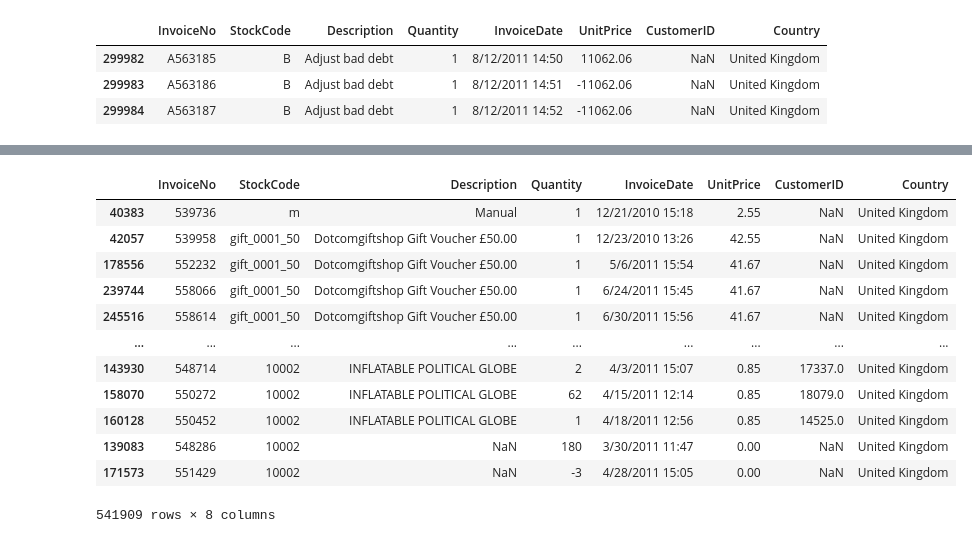
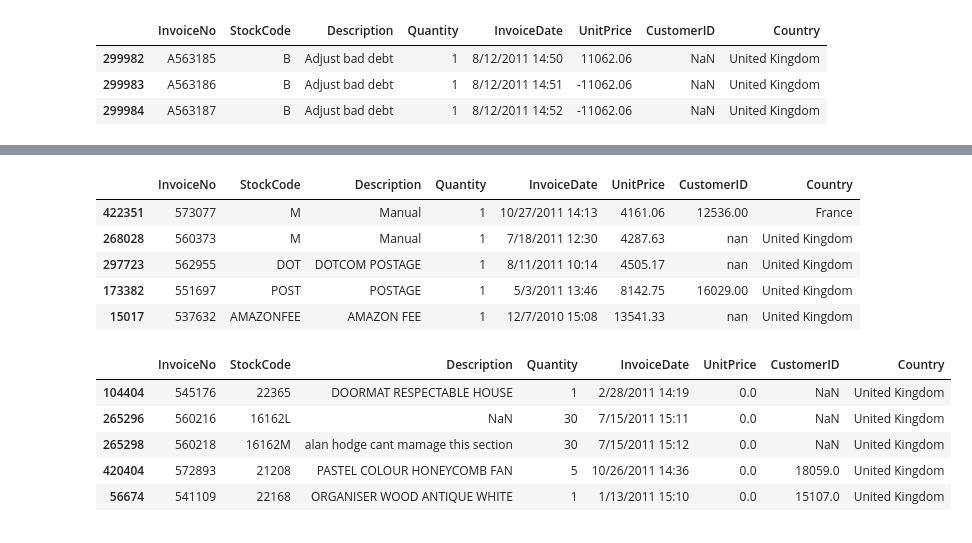
Before and after one commit to alexrudskih/pyda14_rudskih_HW, a Jupyter notebook: diplom/diplom.ipynb, the cells around one changed output, grey strips where cells are left out. Cells and saved outputs as stored; diff of their text form; code cells hidden in the pictures.

```diff
--- a/diplom/diplom.ipynb
+++ b/diplom/diplom.ipynb
@@ -52,0 +117,6 @@ data.query('Quantity == 80995')
+# %%
+# чистка 2 (удалил количество +/- 74215)
+data.drop(data[(data['InvoiceNo'] == '541431') | (data['InvoiceNo'] == 'C541433')].index, inplace = True)
+# %%
+# чистка 3 (удаление всех строк с отрицательным количеством)
+data.drop(data[data['Quantity'] < 0].index, inplace = True)
@@ -183,16 +143,27 @@ data_1[data_1.Quantity == 0]
+# %%
+# чистка 4 (удаляю строки с описанием Adjust bad debt)
+data.drop(data[data['Description'] == 'Adjust bad debt'].index, inplace = True)
+# %%
+# для проверки и поиска с какими комментариями указаны максимальные цены
+data.sort_values('UnitPrice').tail()
+# %% [output]
+|  | InvoiceNo | StockCode | Description | Quantity | InvoiceDate | UnitPrice | CustomerID | Country |
+| 422351 | 573077 | M | Manual | 1 | 10/27/2011 14:13 | 4161.06 | 12536.00 | France |
+| 268028 | 560373 | M | Manual | 1 | 7/18/2011 12:30 | 4287.63 | nan | United Kingdom |
+| 297723 | 562955 | DOT | DOTCOM POSTAGE | 1 | 8/11/2011 10:14 | 4505.17 | nan | United Kingdom |
+| 173382 | 551697 | POST | POSTAGE | 1 | 5/3/2011 13:46 | 8142.75 | 16029.00 | United Kingdom |
+| 15017 | 537632 | AMAZONFEE | AMAZON FEE | 1 | 12/7/2010 15:08 | 13541.33 | nan | United Kingdom |
+# %%
+# чистка 5 (удаляю строки с нетоварными комментариями)
+data.drop(data[(data['StockCode'] == 'M')| (data['StockCode'] == 'm') | (data['StockCode'] == 'DOT')
+               | (data['StockCode'] == 'POST') | (data['StockCode'] == 'AMAZONFEE')
+              | (data['StockCode'] == 'C2') | (data['StockCode'] == 'BANK CHARGES') ].index, inplace = True)
 # %%
-data.sort_values(['StockCode', 'UnitPrice'], ascending=False)
+data.sort_values('UnitPrice').head()
 # %% [output]
 |  | InvoiceNo | StockCode | Description | Quantity | InvoiceDate | UnitPrice | CustomerID | Country |
-| 40383 | 539736 | m | Manual | 1 | 12/21/2010 15:18 | 2.55 | NaN | United Kingdom |
-| 42057 | 539958 | gift_0001_50 | Dotcomgiftshop Gift Voucher £50.00 | 1 | 12/23/2010 13:26 | 42.55 | NaN | United Kingdom |
-| 178556 | 552232 | gift_0001_50 | Dotcomgiftshop Gift Voucher £50.00 | 1 | 5/6/2011 15:54 | 41.67 | NaN | United Kingdom |
-| 239744 | 558066 | gift_0001_50 | Dotcomgiftshop Gift Voucher £50.00 | 1 | 6/24/2011 15:45 | 41.67 | NaN | United Kingdom |
-| 245516 | 558614 | gift_0001_50 | Dotcomgiftshop Gift Voucher £50.00 | 1 | 6/30/2011 15:56 | 41.67 | NaN | United Kingdom |
-| ... | ... | ... | ... | ... | ... | ... | ... | ... |
-| 143930 | 548714 | 10002 | INFLATABLE POLITICAL GLOBE | 2 | 4/3/2011 15:07 | 0.85 | 17337.0 | United Kingdom |
-| 158070 | 550272 | 10002 | INFLATABLE POLITICAL GLOBE | 62 | 4/15/2011 12:14 | 0.85 | 18079.0 | United Kingdom |
-| 160128 | 550452 | 10002 | INFLATABLE POLITICAL GLOBE | 1 | 4/18/2011 12:56 | 0.85 | 14525.0 | United Kingdom |
-| 139083 | 548286 | 10002 | NaN | 180 | 3/30/2011 11:47 | 0.00 | NaN | United Kingdom |
-| 171573 | 551429 | 10002 | NaN | -3 | 4/28/2011 15:05 | 0.00 | NaN | United Kingdom |
+| 104404 | 545176 | 22365 | DOORMAT RESPECTABLE HOUSE | 1 | 2/28/2011 14:19 | 0.0 | NaN | United Kingdom |
+| 265296 | 560216 | 16162L | NaN | 30 | 7/15/2011 15:11 | 0.0 | NaN | United Kingdom |
+| 265298 | 560218 | 16162M | alan hodge cant mamage this section | 30 | 7/15/2011 15:12 | 0.0 | NaN | United Kingdom |
+| 420404 | 572893 | 21208 | PASTEL COLOUR HONEYCOMB FAN | 5 | 10/26/2011 14:36 | 0.0 | 18059.0 | United Kingdom |
+| 56674 | 541109 | 22168 | ORGANISER WOOD ANTIQUE WHITE | 1 | 1/13/2011 15:10 | 0.0 | 15107.0 | United Kingdom |
-541909 rows × 8 columns
```
Also changed, not shown: parts of 86 cells of this notebook.
